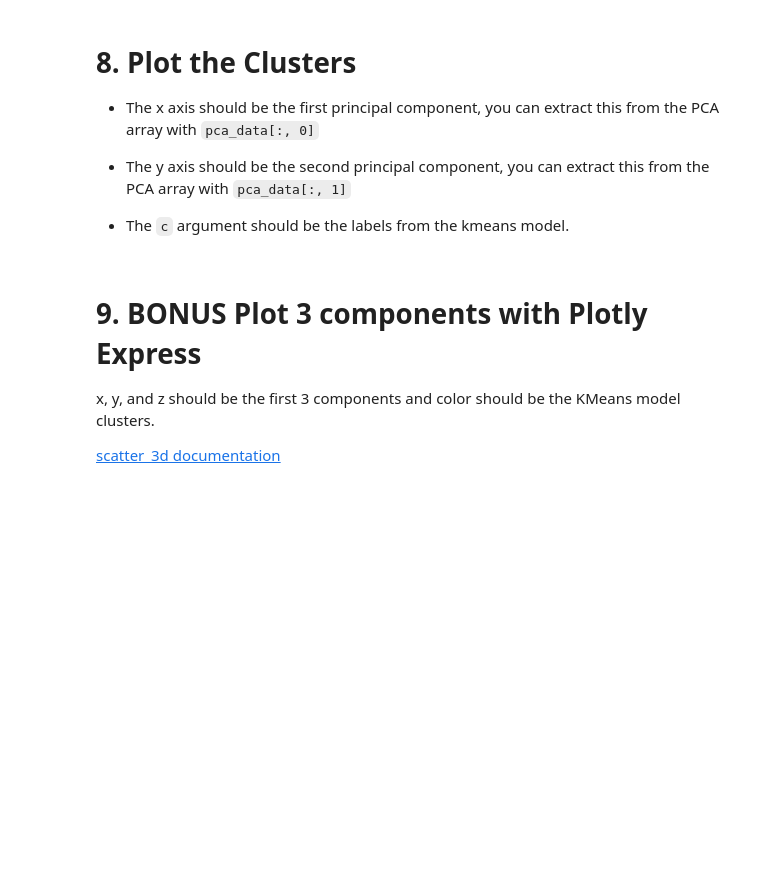
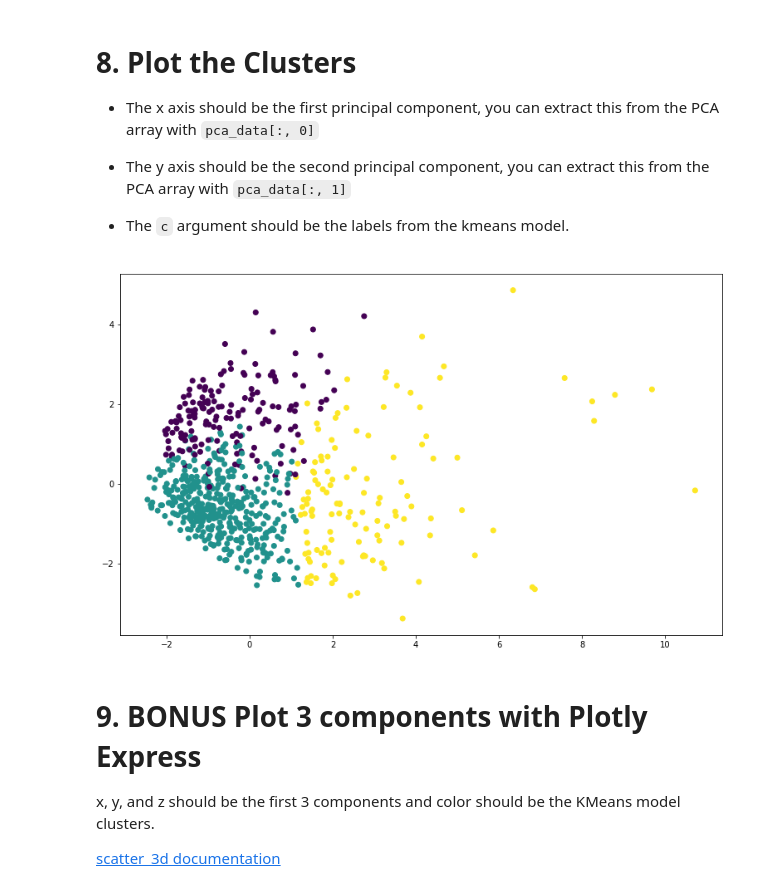
Before and after one commit to mvince33/Coding-Dojo, a Jupyter notebook: week10/PCA_for_Data_Visualization_Practice_Exercise.ipynb, the cells around one changed output. Drawn from its saved outputs; the diff is of its cells as text; code cells hidden in the pictures; blank space fills up the shorter version.

```diff
--- a/week10/PCA_for_Data_Visualization_Practice_Exercise.ipynb
+++ b/week10/PCA_for_Data_Visualization_Practice_Exercise.ipynb
@@ -45,0 +98,4 @@ df.head()
+# %%
+# We will choose 3 clusters based on the above graphs
+kmeans = KMeans(n_clusters = 3)
+kmeans.fit(scaled_df)
@@ -46,5 +104,9 @@ df.head()
 # %% [markdown]
 # 7. Transform the Scaled Data with PCA
+# %%
+# Transform the scaled data with PCA
+pca = PCA(n_components = 2)
+pca = pca.fit_transform(scaled_df)
 # %% [markdown]
 # 8. Plot the Clusters
 
@@ -53,6 +115,11 @@ df.head()
 - The y axis should be the second principal component, you can extract this from the PCA array with `pca_data[:, 1]`
 
 - The `c` argument should be the labels from the kmeans model.
+# %%
+plt.figure(figsize = (13, 8));
+plt.scatter(pca[:, 0], pca[:, 1], c = kmeans.labels_);
+# %% [output]
+[figure, added]
 # %% [markdown]
 # 9. BONUS Plot 3 components with Plotly Express
 
```
Also changed, not shown: parts of 9 cells of this notebook.
